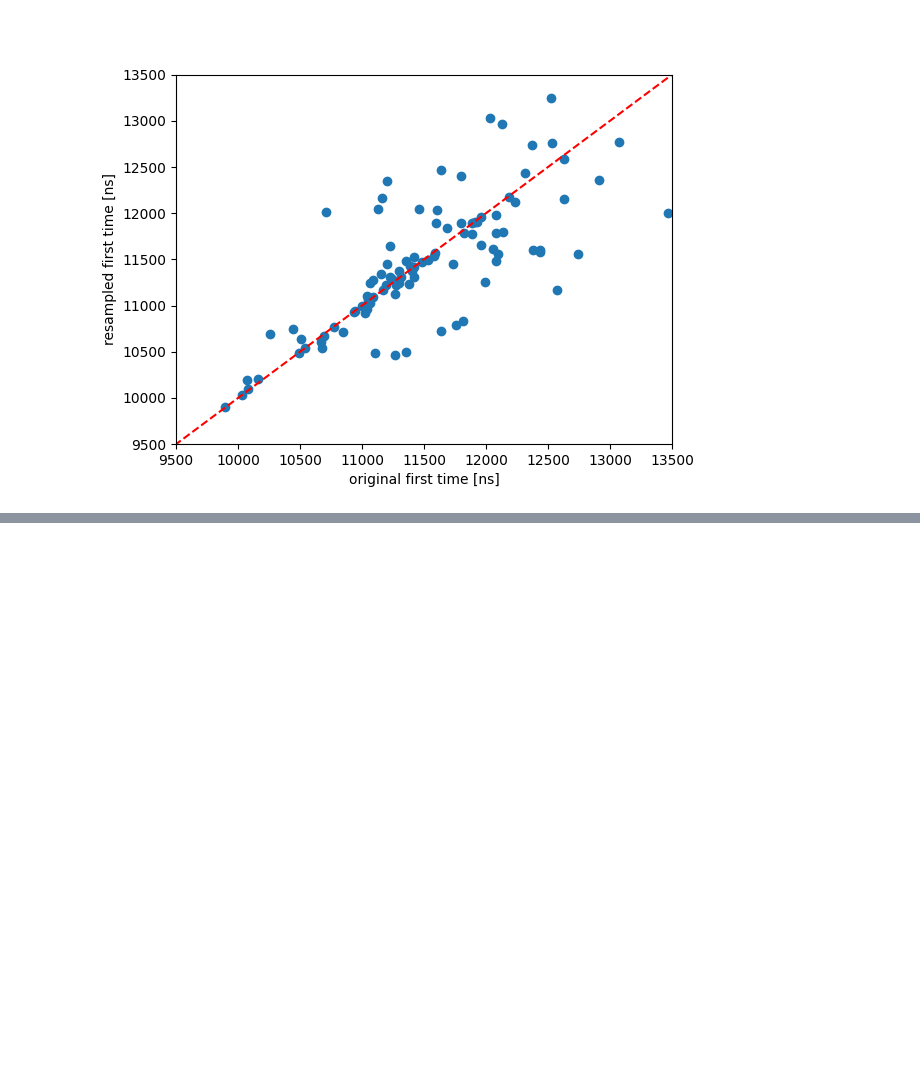
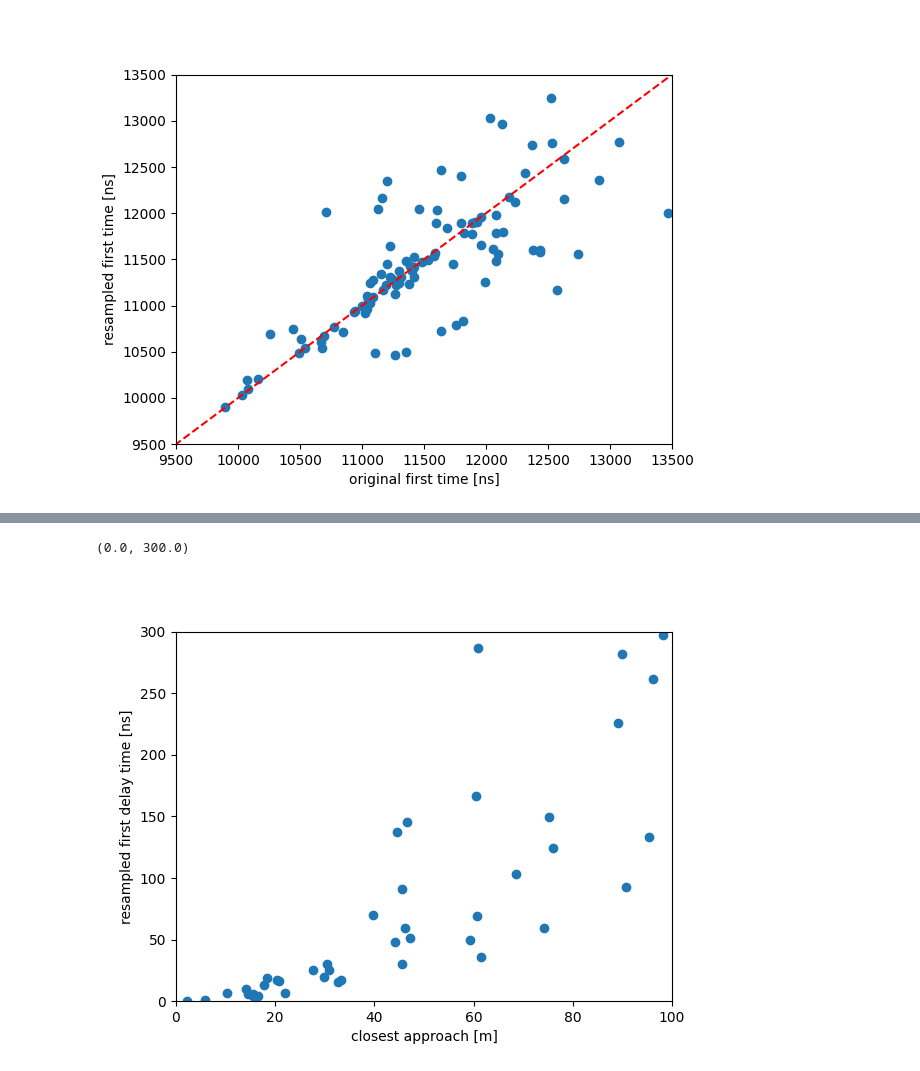
Before and after one commit to rishibbdb/TPN_DeV, a Jupyter notebook: dev/notebooks/resample_pulsetimes_of_icecube_events_part3.ipynb, the cells around one changed output, grey strips where cells are left out. Saved outputs shown, nothing was run; the diff lists cells and outputs as text; code cells hidden in the pictures; blank space fills up the shorter version.

```diff
--- a/dev/notebooks/resample_pulsetimes_of_icecube_events_part3.ipynb
+++ b/dev/notebooks/resample_pulsetimes_of_icecube_events_part3.ipynb
@@ -24,7 +25,7 @@ from time_sampler import sample_times
 bp = '/home/storage2/hans/i3files/21217'
 sim_handler = I3SimHandlerFtr(os.path.join(bp, 'meta_ds_21217_from_35000_to_53530.ftr'),
                               os.path.join(bp, 'pulses_ds_21217_from_35000_to_53530.ftr'),
-                              '/home/storage/hans/jax_reco/detector_geometry.csv')
+                              '/home/storage/hans/jax_reco/data/icecube/detector_geometry.csv')
 # %%
 event_index = 2
 meta, pulses = sim_handler.get_event_data(event_index)
@@ -98,0 +79,16 @@ plt.ylim([9500, 13500])
+# %%
+from lib.geo import cherenkov_cylinder_coordinates_v
+from lib.geo import get_xyz_from_zenith_azimuth
+
+track_dir_xyz = get_xyz_from_zenith_azimuth(track_src)
+geo_time, closest_dist, _ = cherenkov_cylinder_coordinates_v(event_data[['x', 'y', 'z']].to_numpy(), track_pos, track_dir_xyz)
+# %%
+plt.figure()
+plt.scatter(closest_dist, first_times-geo_time-meta['muon_time'])
+plt.xlabel("closest approach [m]")
+plt.ylabel("resampled first delay time [ns]")
+plt.xlim([0, 100])
+plt.ylim([0, 300])
+# %% [output]
+(0.0, 300.0)
+[figure, added]
```
Also changed, not shown: parts of 3 cells of this notebook, 4 other files.
